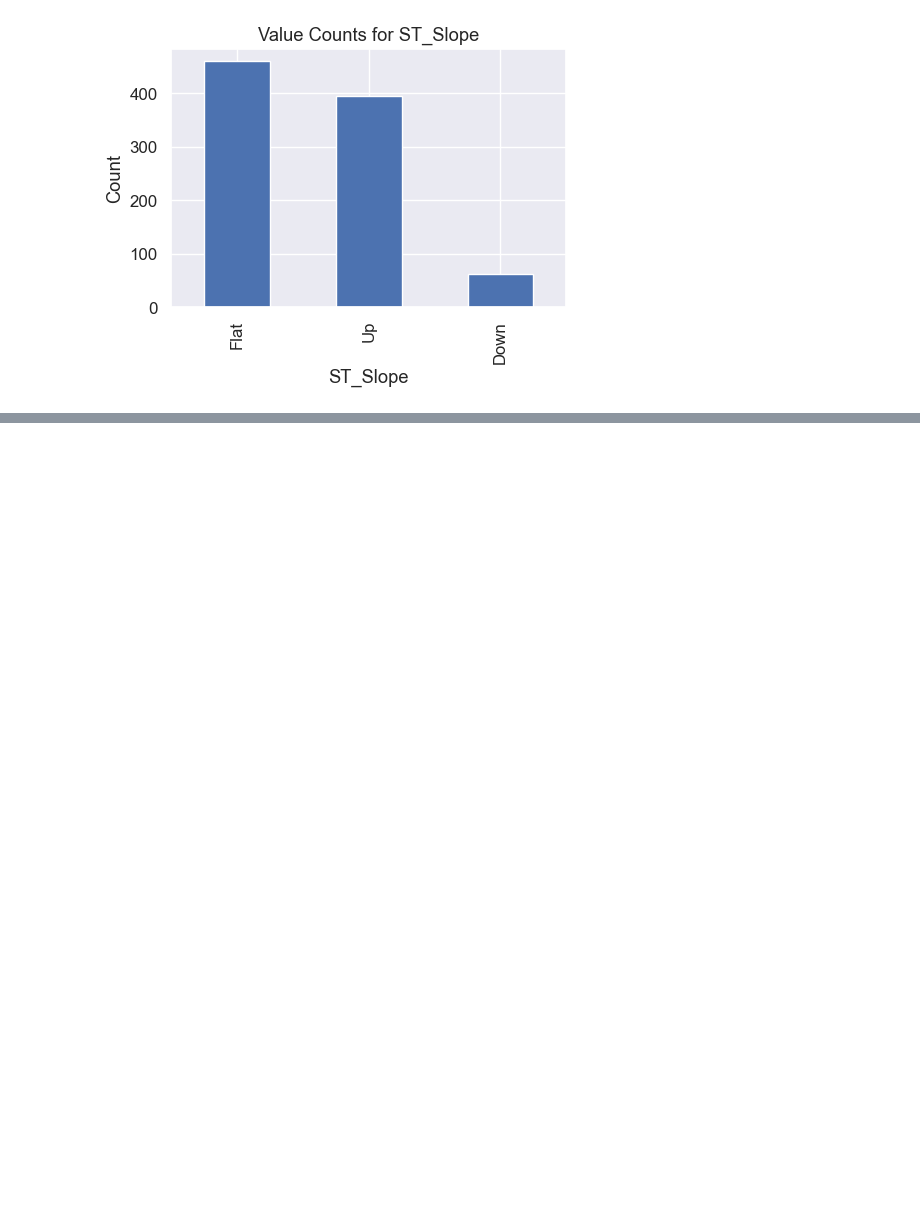
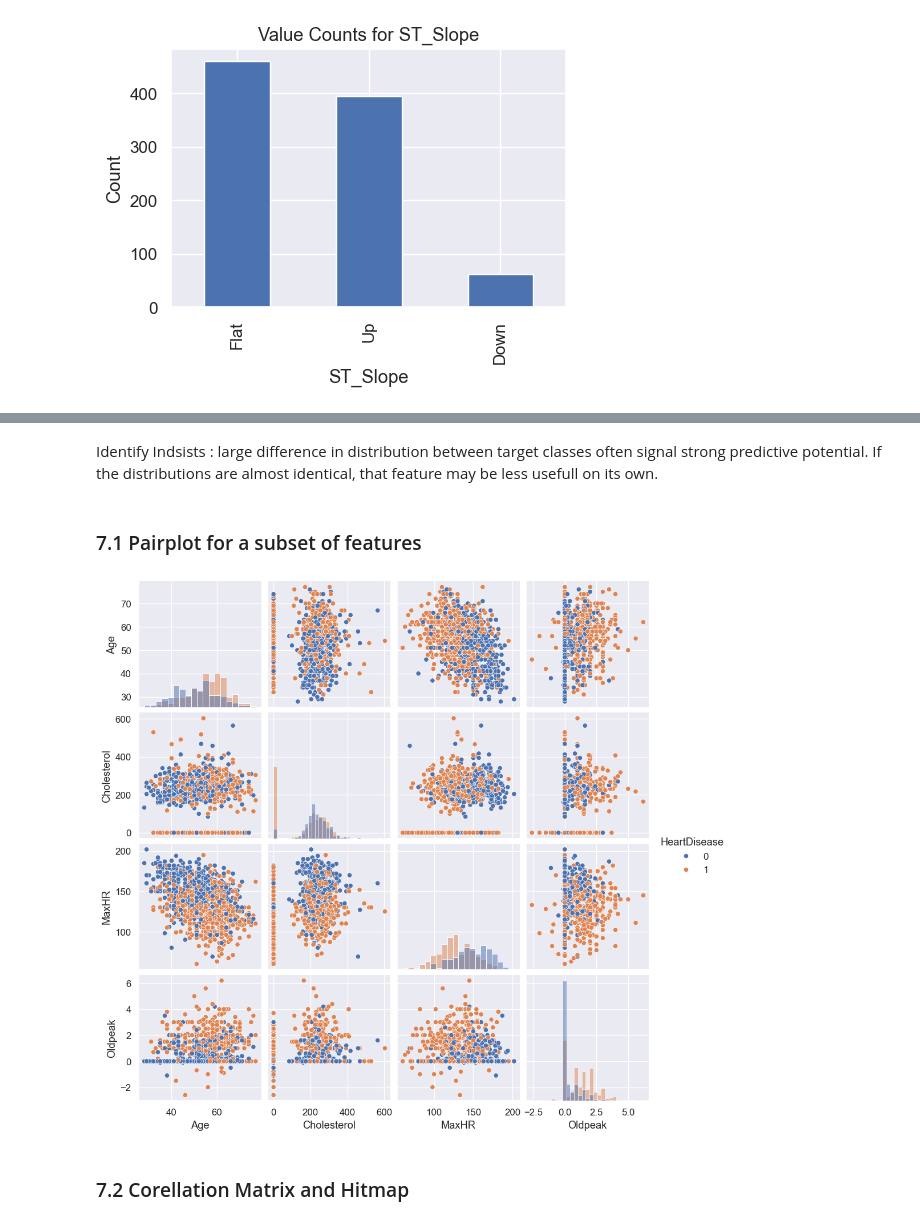
Before and after one commit to Tanvir-Ahmed-67/AI_ML_LEARNING, a Jupyter notebook: Matchine_Learning/Module_6_EDA.ipynb, the cells around one changed output, grey strips where cells are left out. Saved outputs shown, nothing was run; the diff lists cells and outputs as text; code cells hidden in the pictures; blank space fills up the shorter version.

```diff
--- a/Matchine_Learning/Module_6_EDA.ipynb
+++ b/Matchine_Learning/Module_6_EDA.ipynb
@@ -215,0 +228,12 @@ for c in categorical_cols:
+# %% [markdown]
+Identify Indsists : large difference in distribution between target classes often signal strong predictive potential. If the distributions are almost identical, that feature may be less usefull on its own.
+# %% [markdown]
+### 7.1 Pairplot for a subset of features
+# %%
+# Pairplot for a subset of features
+sns.pairplot(df[["Age","Cholesterol","MaxHR","Oldpeak","HeartDisease"]], hue="HeartDisease", diag_kind="hist")
+plt.show()
+# %% [output]
+[figure, added]
+# %% [markdown]
+### 7.2 Corellation Matrix and Hitmap
```
Also changed, not shown: parts of 5 cells of this notebook, 3 other files.
